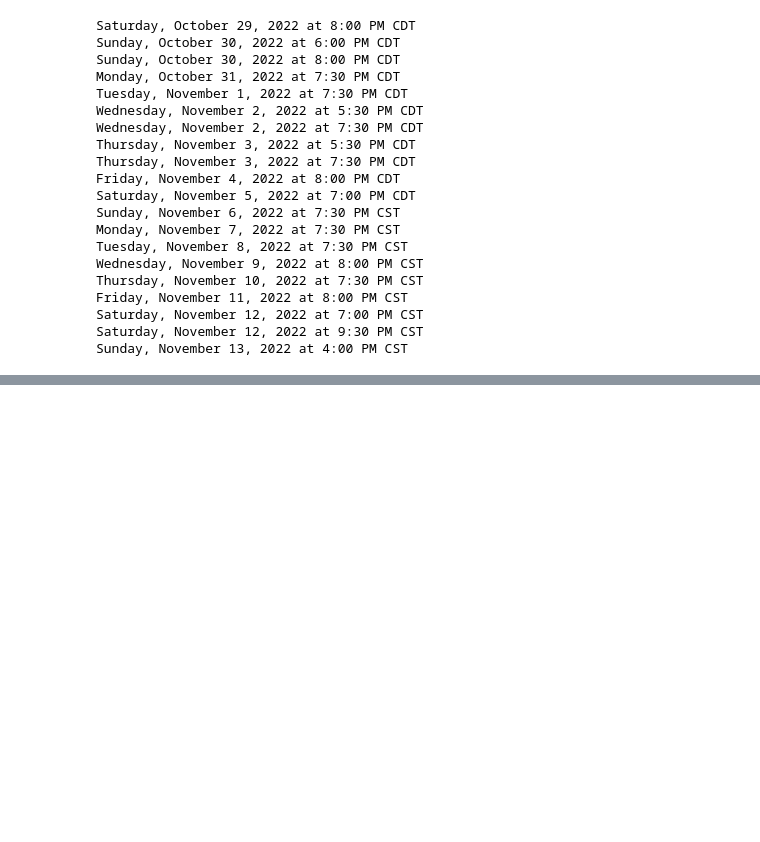
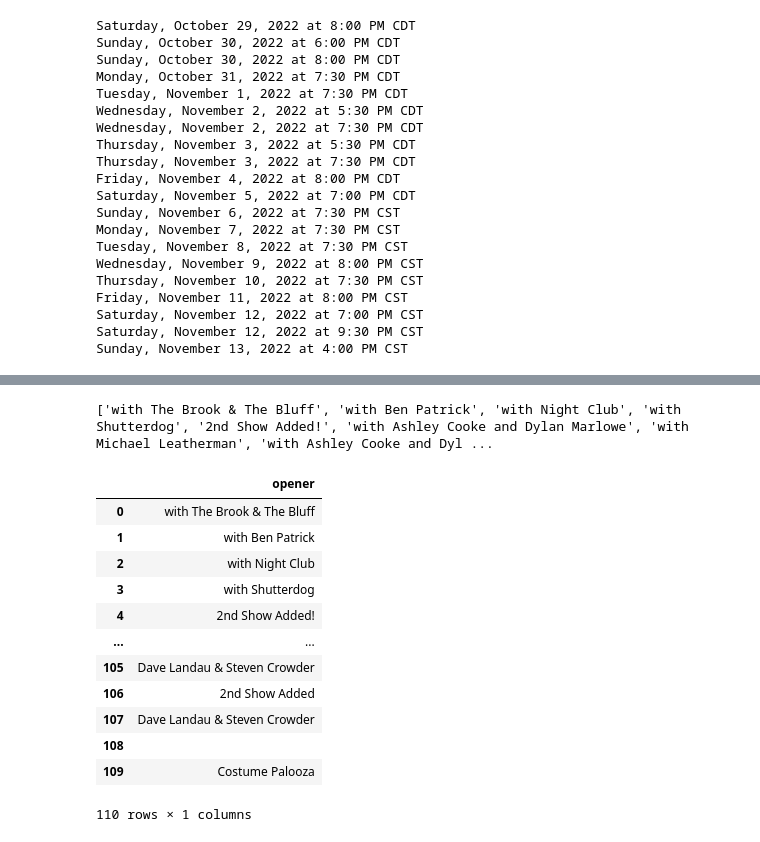
Before and after one commit to NSS-Data-Analytics-Cohort-7/web-scraping-ryman-jamorgan8, a Jupyter notebook: notebooks/ryman_web_scraper.ipynb, the cells around one changed output, grey strips where cells are left out. Saved outputs shown, nothing was run; the diff lists cells and outputs as text; code cells hidden in the pictures; blank space fills up the shorter version.

Commit message:
i have the openers. trying to filter down to actual openers

```diff
--- a/notebooks/ryman_web_scraper.ipynb
+++ b/notebooks/ryman_web_scraper.ipynb
@@ -438,0 +410,6 @@ Sunday, November 13, 2022 at 4:00 PM CST
+# %%
+opener = []
+
+for x in soup.find_all('span', class_='opener'):
+    opener = x.get_text(strip=True)
+    print(opener)
@@ -438,0 +434,31 @@ Sunday, November 13, 2022 at 4:00 PM CST
+# %%
+page = 1
+opener = []
+
+while page != 6:
+    url = f"https://ryman.com/events/list/?tribe_event_display=list&tribe_paged={page}"
+    response = requests.get(URL)
+    soup = BS(response.text)
+    for x in soup.find_all('span', class_='opener'):
+        opener.append(x.get_text(strip=True))
+    page = page + 1
+print(opener)
+# %% [output]
+['with The Brook & The Bluff', 'with Ben Patrick', 'with Night Club', 'with Shutterdog', '2nd Show Added!', 'with Ashley Cooke and Dylan Marlowe', 'with Michael Leatherman', 'with Ashley Cooke and Dyl ...
+# %%
+opener = pd.DataFrame(opener, columns=['opener'])
+opener
+# %% [output]
+|  | opener |
+| 0 | with The Brook & The Bluff |
+| 1 | with Ben Patrick |
+| 2 | with Night Club |
+| 3 | with Shutterdog |
+| 4 | 2nd Show Added! |
+| ... | ... |
+| 105 | Dave Landau & Steven Crowder |
+| 106 | 2nd Show Added |
+| 107 | Dave Landau & Steven Crowder |
+| 108 |  |
+| 109 | Costume Palooza |
+110 rows × 1 columns
```
Also changed, not shown: parts of 22 cells of this notebook.
